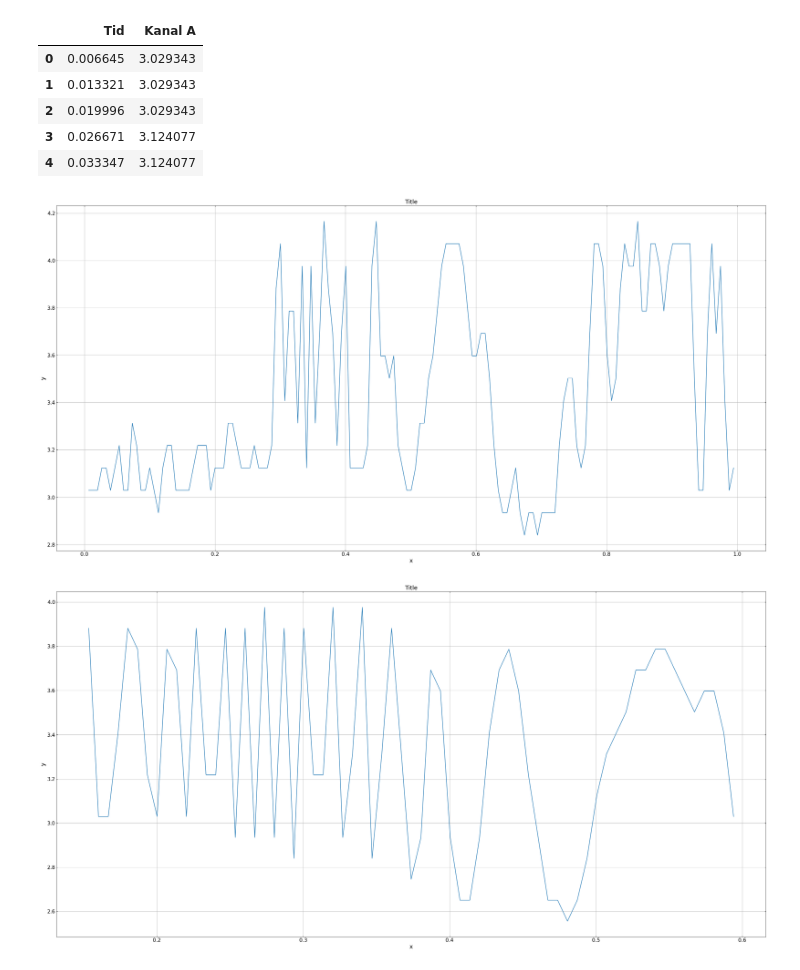
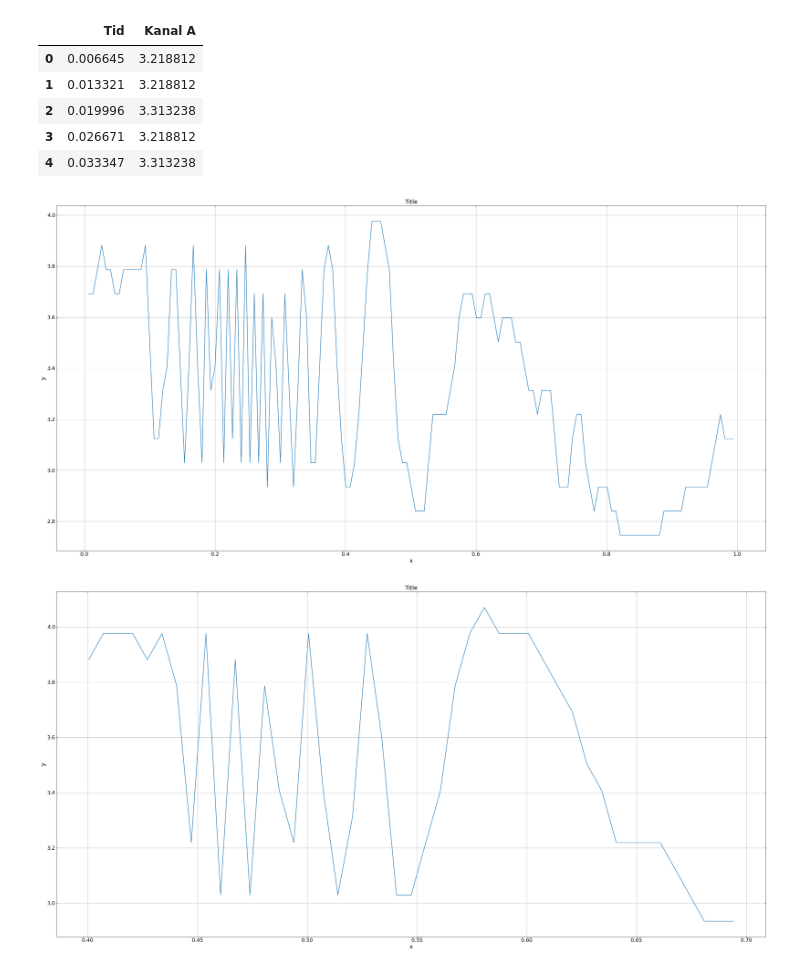
Before and after one commit to fred465f/Forsoeg_3, a Jupyter notebook: Labdage/Labdag_1/Cleaning/cleaning.ipynb, the cells around one changed output. Saved outputs shown, nothing was run; the diff lists cells and outputs as text; code cells hidden in the pictures.

```diff
--- a/Labdage/Labdag_1/Cleaning/cleaning.ipynb
+++ b/Labdage/Labdag_1/Cleaning/cleaning.ipynb
@@ -13,9 +13,23 @@ plt.rc("legend", fontsize=16)
 plt.rc("figure", figsize=(7, 5), titlesize=18)
 # %%
 # Functions
+def load_data_extra(pressure = 0.5, procent_of_data = 1, length_of_data = 10):
+    data = pd.DataFrame({'Tid': [], 'Kanal A': []})
+    with open('../Data/{}_bar_extra.csv'.format(pressure), 'r') as file:
+        count = 0
+        for i in range(5, length_of_data):
+            if i % int(1/procent_of_data) == 0:
+                try:
+                    data.loc[count] = [float(x.replace(',', '.')) for x in file.readline().split(';')]
+                    count += 1
+                except:
+                    pass
+            file.readline()
+    return data
+
 def load_data(pressure = 0.5, procent_of_data = 1, length_of_data = 10):
     data = pd.DataFrame({'Tid': [], 'Kanal A': []})
-    with open('../Data/{}_bar_extra.csv'.format(pressure), 'r') as file:
+    with open('../Data/{}_bar.csv'.format(pressure), 'r') as file:
         count = 0
         for i in range(5, length_of_data):
             if i % int(1/procent_of_data) == 0:
@@ -73,10 +87,11 @@ def cut_data(data, xlimit_file): # Takes in a list of dataframes and cuts them o
     return new_data
 # %%
 # Find length of data
-length = len(pd.read_csv('../Data/0.5_bar_extra.csv', delimiter = ';'))
+length = len(pd.read_csv('../Data/0.5_bar.csv', delimiter = ';'))
 
 # Get nescesarry data
-pressures = ['0.5', '0.6', '0.7', '0.8', '0.9', '1.0']
+pressures = ['0.3', '0.4', '0.5', '0.6', '0.7', '0.8', '0.9', '1.0']
+pressures_extra = ['0.5', '0.6', '0.7', '0.8', '0.9', '1.0']
 data = {}
 for pressure in pressures:
     data[pressure] = load_data(pressure = pressure, procent_of_data = 0.0005, length_of_data = length)
@@ -85,30 +100,30 @@ for pressure in pressures:
 data['0.5'].head()
 # %% [output]
 |  | Tid | Kanal A |
-| 0 | 0.006645 | 3.029343 |
-| 1 | 0.013321 | 3.029343 |
-| 2 | 0.019996 | 3.029343 |
-| 3 | 0.026671 | 3.124077 |
-| 4 | 0.033347 | 3.124077 |
+| 0 | 0.006645 | 3.218812 |
+| 1 | 0.013321 | 3.218812 |
+| 2 | 0.019996 | 3.313238 |
+| 3 | 0.026671 | 3.218812 |
+| 4 | 0.033347 | 3.313238 |
 # %%
 # Make ax and fig
-fig, ax = make_ax(data['0.5'], x = 'Tid', y = 'Kanal A', figsize = (40, 20))
+fig, ax = make_ax(data['1.0'], x = 'Tid', y = 'Kanal A', figsize = (40, 20))
 
 # Plot ax
 plot_ax(ax, grid = True)
 # %% [output]
-[figure, old version]
+[figure, new version]
 # %%
 # Cut data on x-axis according to xlimits.txt
 new_data = cut_data(data, xlimit_file = 'x_limits.txt')
 # %%
 # Make ax and fig
-fig, ax = make_ax(new_data['1.0'], x = 'Tid', y = 'Kanal A', figsize = (40, 20))
+fig, ax = make_ax(new_data['0.4'], x = 'Tid', y = 'Kanal A', figsize = (40, 20))
 
 # Plot ax
 plot_ax(ax, grid = True)
 # %% [output]
-[figure, old version]
+[figure, new version]
 # %%
 # Upload cut data to csv files in Cleaned_Data directory
 if False:
```
Also changed, not shown: parts of 1 cell of this notebook, 13 other files.
